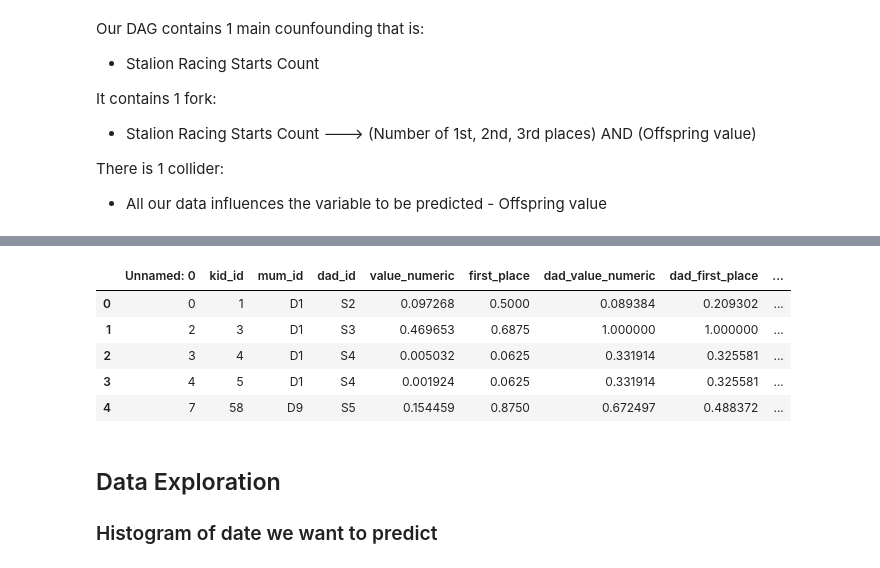
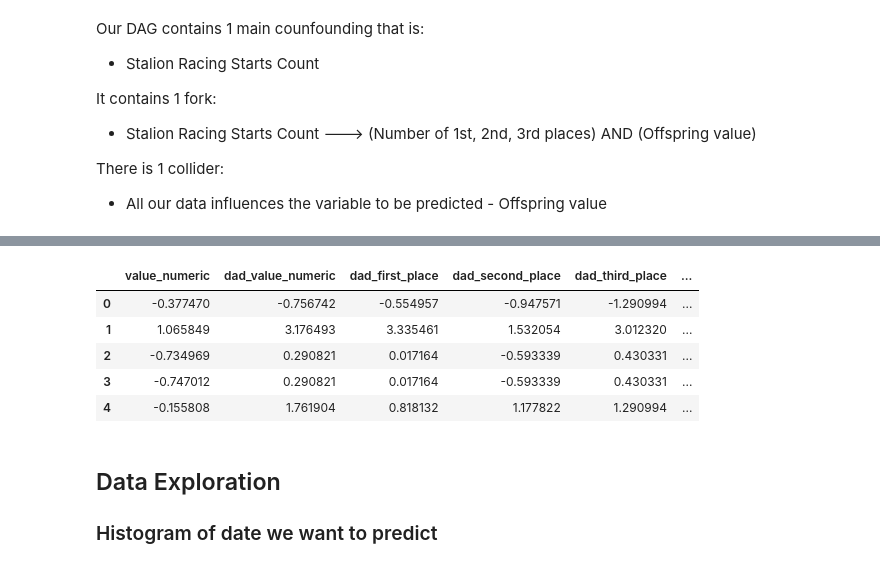
Before and after one commit to Motyleczek/racehorse_bayes, a Jupyter notebook: data_analysis.ipynb, the cells around one changed output, grey strips where cells are left out. Cells and saved outputs as stored; diff of their text form; code cells hidden in the pictures.

```diff
--- a/data_analysis.ipynb
+++ b/data_analysis.ipynb
@@ -87,21 +82,26 @@ df.head()
-# %%
-# rescaling values
-df_copy = df.copy()
-# for column in ['value_numeric', 'dad_value_numeric']:
-#     new_col = column + '_rescale'
-#     df_copy[new_col] = df[column]/10**6
-
-columns_to_rescale = ['first_place', 'dad_first_place', 'dad_second_place', 'dad_third_place', 'value_numeric', 'dad_value_numeric', 'dad_num_of_starts']
-df_copy[columns_to_rescale] -= df[columns_to_rescale].min()
-df_copy[columns_to_rescale] /= df[columns_to_rescale].max()
-df_copy.head()
-# %% [output]
-|  | Unnamed: 0 | kid_id | mum_id | dad_id | value_numeric | first_place | dad_value_numeric | dad_first_place | ... |
-| 0 | 0 | 1 | D1 | S2 | 0.097268 | 0.5000 | 0.089384 | 0.209302 | ... |
-| 1 | 2 | 3 | D1 | S3 | 0.469653 | 0.6875 | 1.000000 | 1.000000 | ... |
-| 2 | 3 | 4 | D1 | S4 | 0.005032 | 0.0625 | 0.331914 | 0.325581 | ... |
-| 3 | 4 | 5 | D1 | S4 | 0.001924 | 0.0625 | 0.331914 | 0.325581 | ... |
-| 4 | 7 | 58 | D9 | S5 | 0.154459 | 0.8750 | 0.672497 | 0.488372 | ... |
+# %%
+from sklearn.preprocessing import StandardScaler
+
+# rescaling values
+df_copy = df.drop(['kid_id', 'mum_id', 'dad_id', 'Unnamed: 0'], axis=1)
+columns_names = df_copy.columns
+scaler = StandardScaler()
+scaler.fit(df_copy)
+df_copy = pd.DataFrame(scaler.transform(df_copy))
+df_copy.columns = columns_names
+
+# x - mu
+# ------
+#  sig
+
+df_copy.head()
+# %% [output]
+|  | value_numeric | dad_value_numeric | dad_first_place | dad_second_place | dad_third_place | ... |
+| 0 | -0.377470 | -0.756742 | -0.554957 | -0.947571 | -1.290994 | ... |
+| 1 | 1.065849 | 3.176493 | 3.335461 | 1.532054 | 3.012320 | ... |
+| 2 | -0.734969 | 0.290821 | 0.017164 | -0.593339 | 0.430331 | ... |
+| 3 | -0.747012 | 0.290821 | 0.017164 | -0.593339 | 0.430331 | ... |
+| 4 | -0.155808 | 1.761904 | 0.818132 | 1.177822 | 1.290994 | ... |
 # %% [markdown]
 ## Data Exploration
 
```
Also changed, not shown: parts of 17 cells of this notebook, 4 other files.
